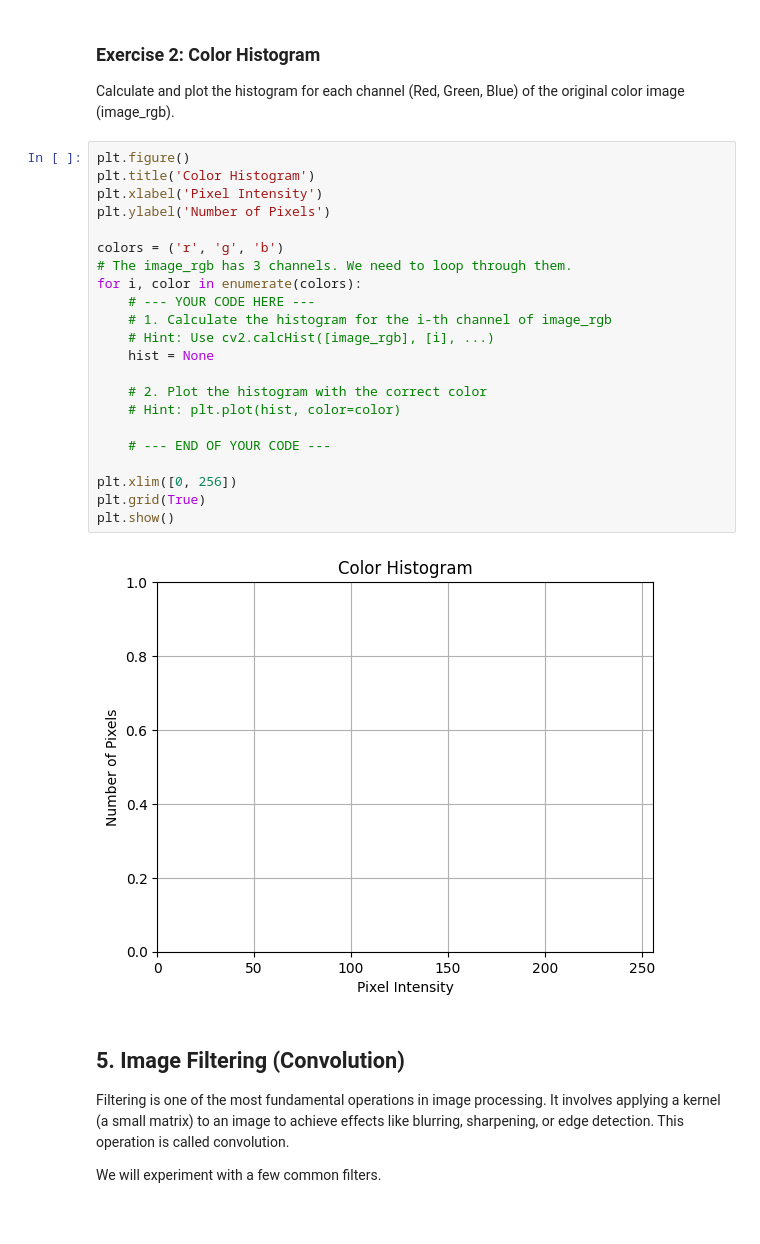
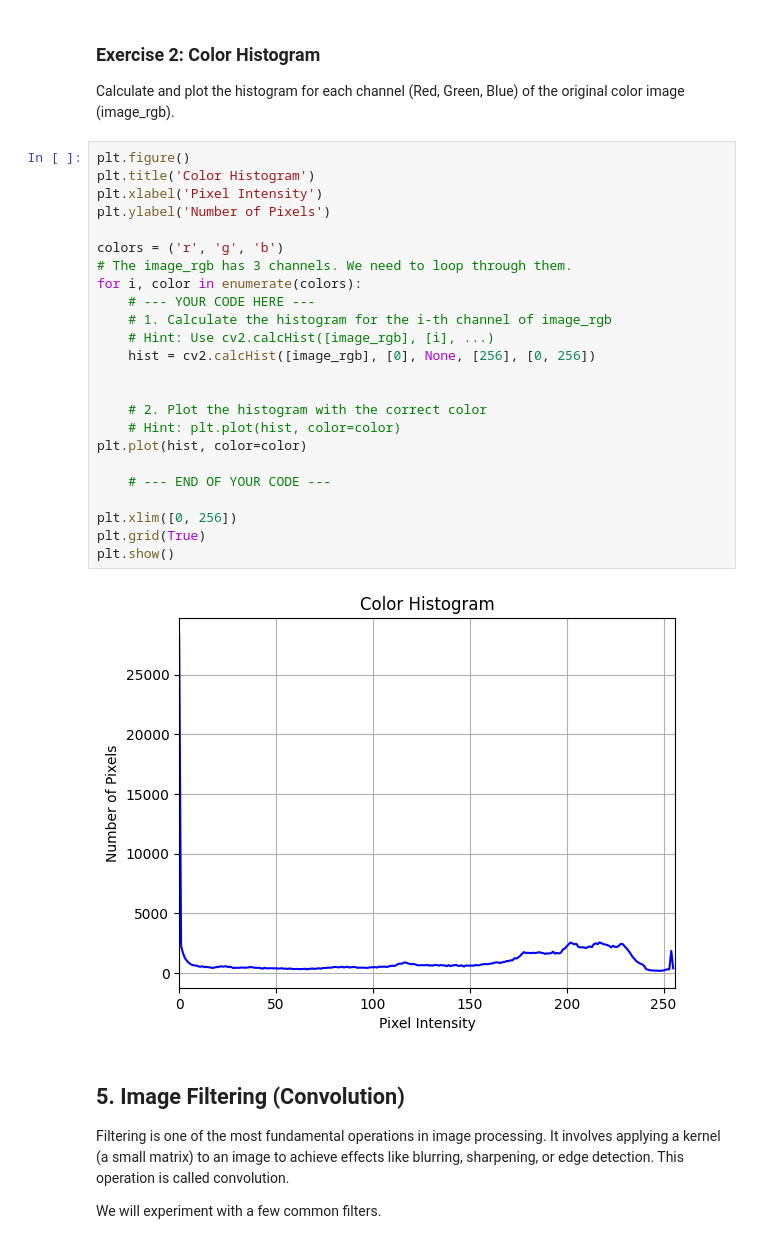
Before and after one commit to Raghadmoha/Image_processing, a Jupyter notebook: labs/lab-1a-image-processing/Lab_1A_Image_Processing1.ipynb, the cells around one changed output. Cells and saved outputs as stored; diff of their text form.

```diff
--- a/labs/lab-1a-image-processing/Lab_1A_Image_Processing1.ipynb
+++ b/labs/lab-1a-image-processing/Lab_1A_Image_Processing1.ipynb
@@ -137,27 +137,29 @@ Calculate and plot the histogram for each channel (Red, Green, Blue) of the orig
 # %%
 plt.figure()
 plt.title('Color Histogram')
 plt.xlabel('Pixel Intensity')
 plt.ylabel('Number of Pixels')
 
 colors = ('r', 'g', 'b')
 # The image_rgb has 3 channels. We need to loop through them.
 for i, color in enumerate(colors):
     # --- YOUR CODE HERE ---
     # 1. Calculate the histogram for the i-th channel of image_rgb
     # Hint: Use cv2.calcHist([image_rgb], [i], ...)
-    hist = None
+    hist = cv2.calcHist([image_rgb], [0], None, [256], [0, 256])
+
 
     # 2. Plot the histogram with the correct color
     # Hint: plt.plot(hist, color=color)
+plt.plot(hist, color=color)
 
     # --- END OF YOUR CODE ---
 
 plt.xlim([0, 256])
 plt.grid(True)
 plt.show()
 # %% [output]
-[figure, old version]
+[figure, new version]
 # %% [markdown]
 ## 5. Image Filtering (Convolution)
 
```
Also changed, not shown: parts of 3 cells of this notebook.
